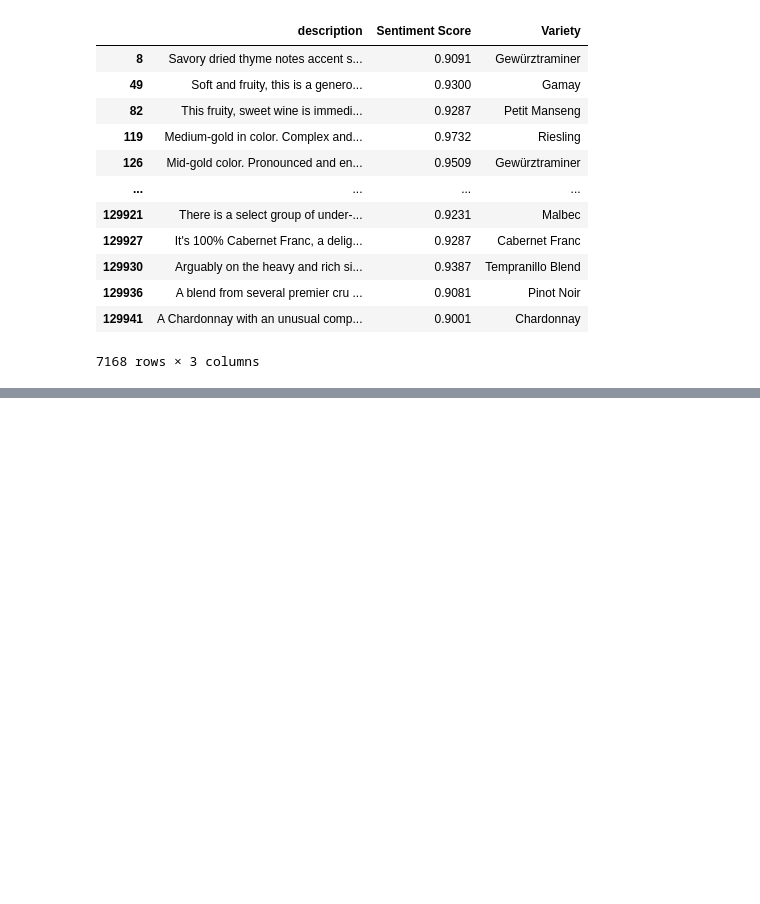
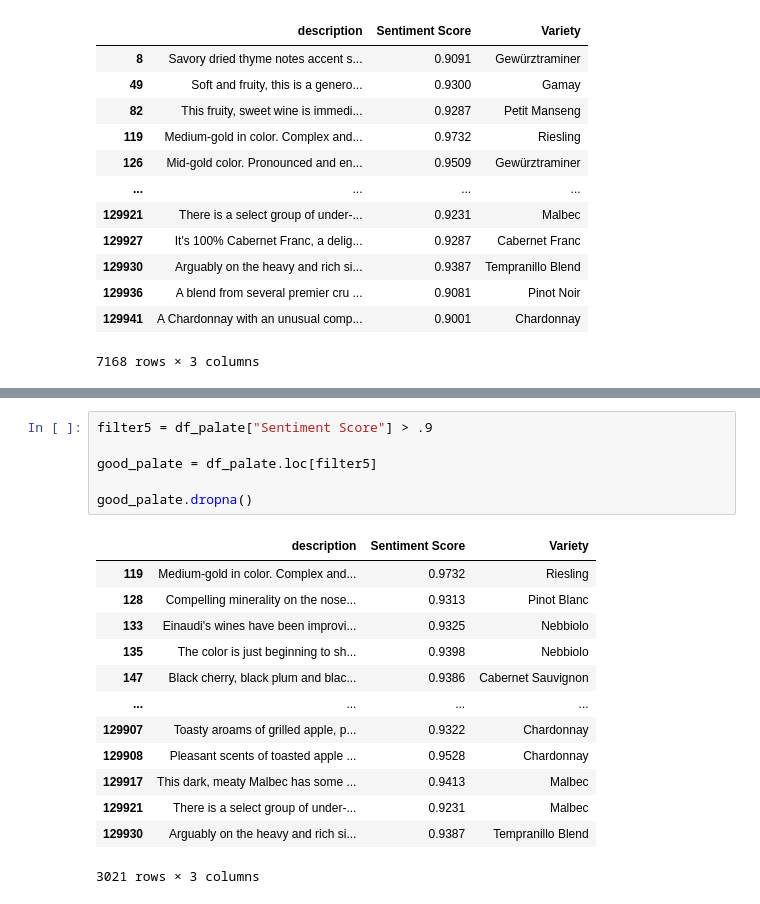
Before and after one commit to bjezek/WineOnTap, a Jupyter notebook: Gautam/SentimentAnalysis7889.ipynb, the cells around one changed output, grey strips where cells are left out. Drawn from its saved outputs; the diff is of its cells as text; blank space fills up the shorter version.

```diff
--- a/Gautam/SentimentAnalysis7889.ipynb
+++ b/Gautam/SentimentAnalysis7889.ipynb
@@ -415,0 +451,20 @@ Name: Sentiment Score, Length: 255, dtype: object
+# %%
+filter5 = df_palate["Sentiment Score"] > .9
+
+good_palate = df_palate.loc[filter5]
+
+good_palate.dropna()
+# %% [output]
+|  | description | Sentiment Score | Variety |
+| 119 | Medium-gold in color. Complex and... | 0.9732 | Riesling |
+| 128 | Compelling minerality on the nose... | 0.9313 | Pinot Blanc |
+| 133 | Einaudi's wines have been improvi... | 0.9325 | Nebbiolo |
+| 135 | The color is just beginning to sh... | 0.9398 | Nebbiolo |
+| 147 | Black cherry, black plum and blac... | 0.9386 | Cabernet Sauvignon |
+| ... | ... | ... | ... |
+| 129907 | Toasty aroams of grilled apple, p... | 0.9322 | Chardonnay |
+| 129908 | Pleasant scents of toasted apple ... | 0.9528 | Chardonnay |
+| 129917 | This dark, meaty Malbec has some ... | 0.9413 | Malbec |
+| 129921 | There is a select group of under-... | 0.9231 | Malbec |
+| 129930 | Arguably on the heavy and rich si... | 0.9387 | Tempranillo Blend |
+3021 rows × 3 columns
```
Also changed, not shown: parts of 11 cells of this notebook.
